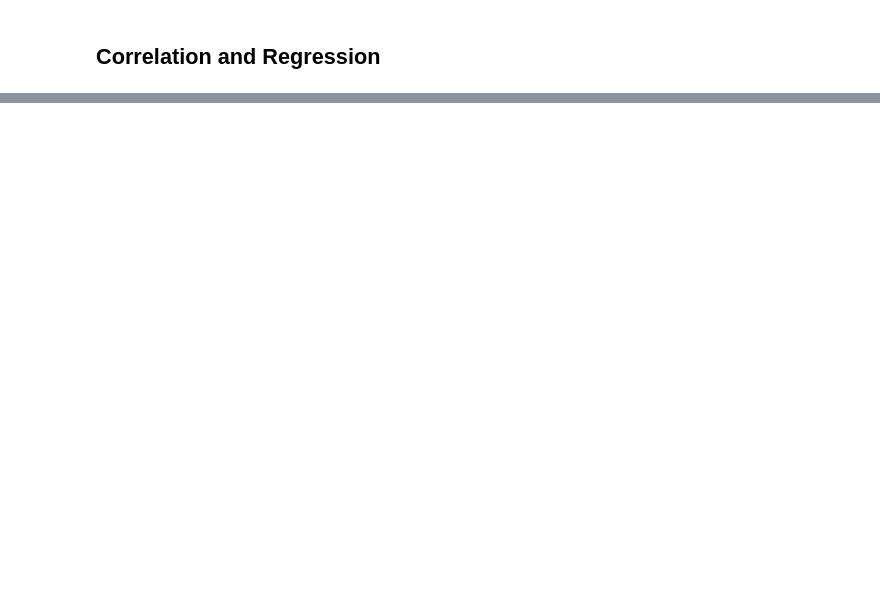
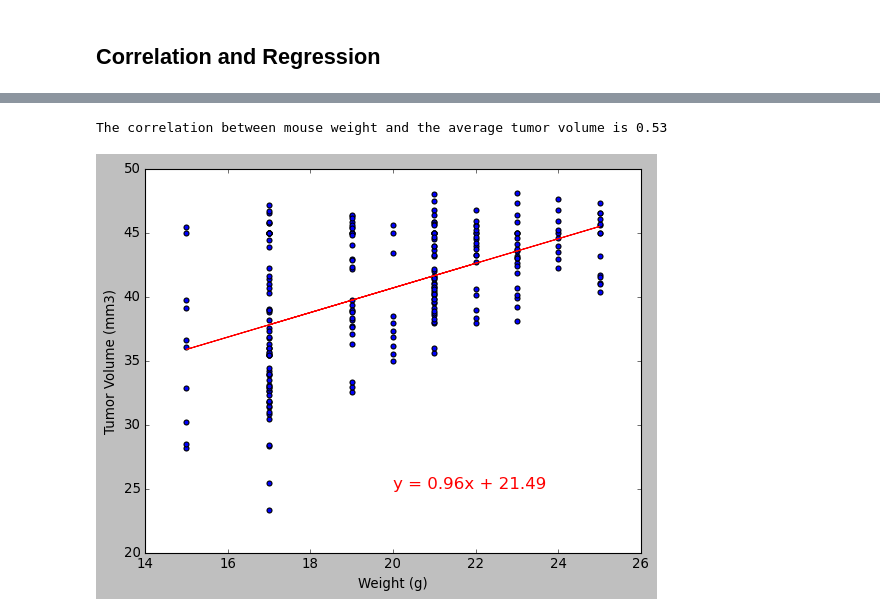
Before and after one commit to horsewell/matlibplot-challenge, a Jupyter notebook: Pymaceuticals/pymaceuticals_starter.ipynb, the cells around one changed output, grey strips where cells are left out. Drawn from its saved outputs; the diff is of its cells as text; code cells hidden in the pictures; blank space fills up the shorter version.

Commit message:
Update pymaceuticals_starter.ipynb
* all sections done except finish scatter plot and quartiles

```diff
--- a/Pymaceuticals/pymaceuticals_starter.ipynb
+++ b/Pymaceuticals/pymaceuticals_starter.ipynb
@@ -235,7 +245,8 @@ plt.plot()
 # %%
 # Generate a scatter plot of mouse weight vs. the average observed tumor volume for the entire Capomulin regimen
 capomulin_df = mouse_nd_df.loc[(mouse_nd_df["Drug Regimen"] == 'Capomulin')]
-#capomulin_df
-capomulin_df.plot(kind='scatter', x='Weight (g)', y='Tumor Volume (mm3)')
-plt.plot()
+capomulin_df = capomulin_df.groupby('Weight (g)')
+capomulin_df
+#capomulin_df.plot(kind='scatter', x='Weight (g)', y='Tumor Volume (mm3)', c=['b'])
+#plt.plot()
 # %% [output]
@@ -251,0 +272,17 @@ The correlation between mouse weight and the average tumor volume is 0.84
+# %%
+# Calculate the correlation coefficient and a linear regression model
+# for mouse weight and average observed tumor volume for the entire Capomulin regimen
+x_values = capomulin_df['Weight (g)']
+y_values = capomulin_df['Tumor Volume (mm3)']
+print(f"The correlation between mouse weight and the average tumor volume is {round(st.pearsonr(x_values,y_values)[0],2)}")
+(slope, intercept, rvalue, pvalue, stderr) = st.linregress(x_values, y_values)
+regress_values = x_values * slope + intercept
+line_eq = "y = " + str(round(slope,2)) + "x + " + str(round(intercept,2))
+
+capomulin_df.plot(kind='scatter', x='Weight (g)', y='Tumor Volume (mm3)', c=['b'])
+plt.plot(x_values,regress_values,"r-")
+plt.annotate(line_eq,(20,25),fontsize=15,color="red")
+plt.show()
+# %% [output]
+The correlation between mouse weight and the average tumor volume is 0.53
+[figure, added]
```
Also changed, not shown: parts of 3 cells of this notebook.
